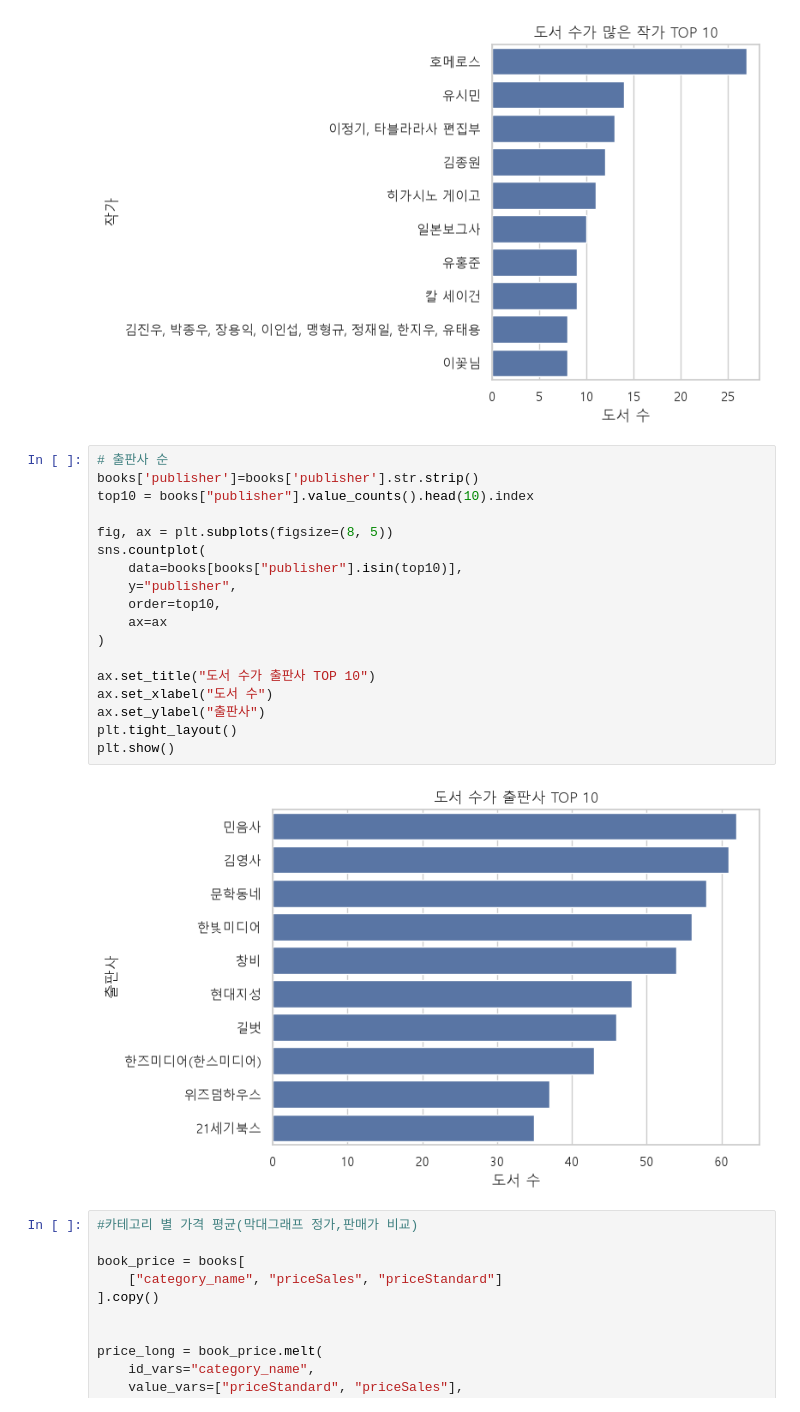
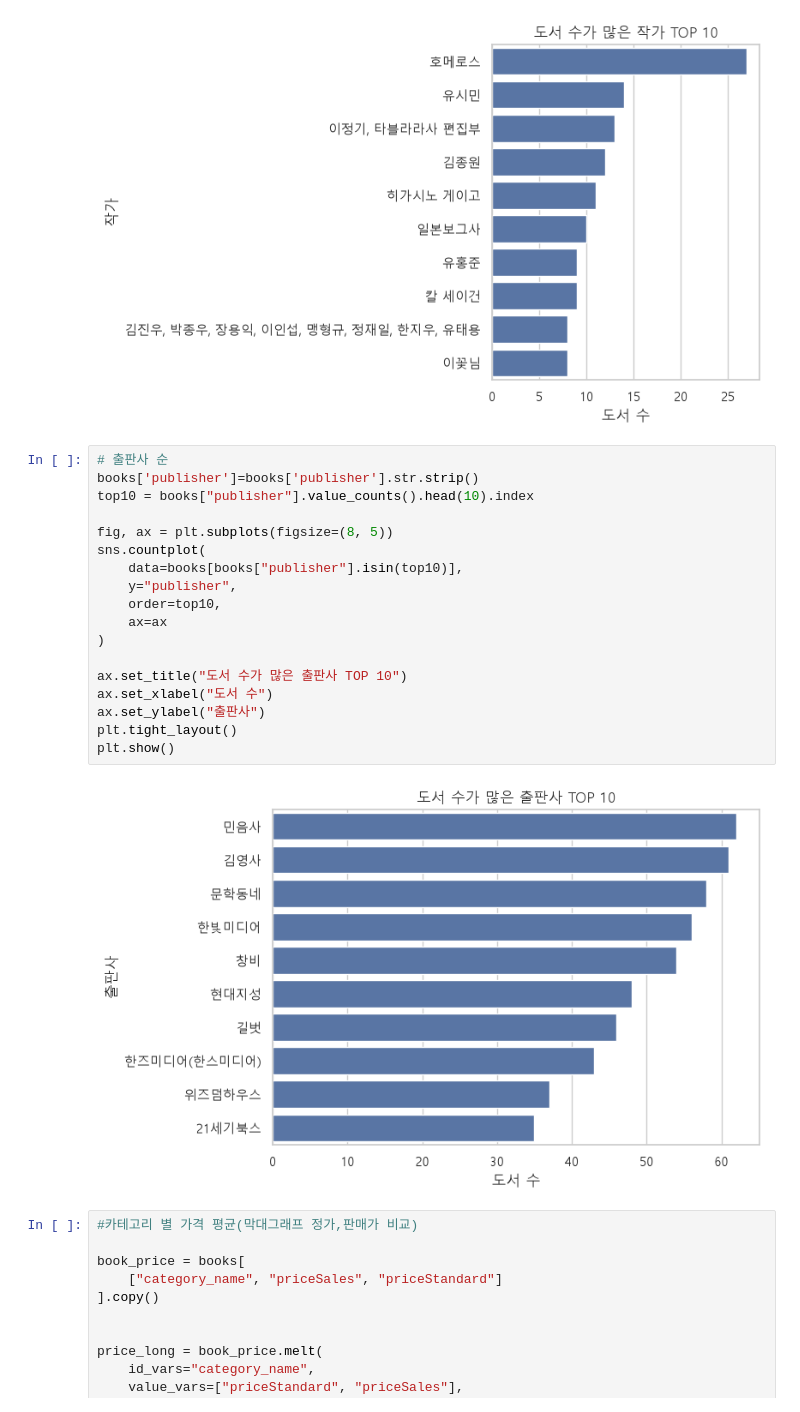
Before and after one commit to encore-ai-campus/mle-01-p1-team6, a Jupyter notebook: 분석.ipynb, the cells around one changed output. Cells and saved outputs as stored; diff of their text form.

```diff
--- a/분석.ipynb
+++ b/분석.ipynb
@@ -159,23 +158,23 @@ plt.show()
 # %%
 # 출판사 순
 books['publisher']=books['publisher'].str.strip()
 top10 = books["publisher"].value_counts().head(10).index
 
 fig, ax = plt.subplots(figsize=(8, 5))
 sns.countplot(
     data=books[books["publisher"].isin(top10)],
     y="publisher",
     order=top10,
     ax=ax
 )
 
-ax.set_title("도서 수가 출판사 TOP 10")
+ax.set_title("도서 수가 많은 출판사 TOP 10")
 ax.set_xlabel("도서 수")
 ax.set_ylabel("출판사")
 plt.tight_layout()
 plt.show()
 # %% [output]
-[figure, old version]
+[figure, new version]
 # %%
 #카테고리 별 가격 평균(막대그래프 정가,판매가 비교)
 
```
Also changed, not shown: parts of 2 cells of this notebook.
